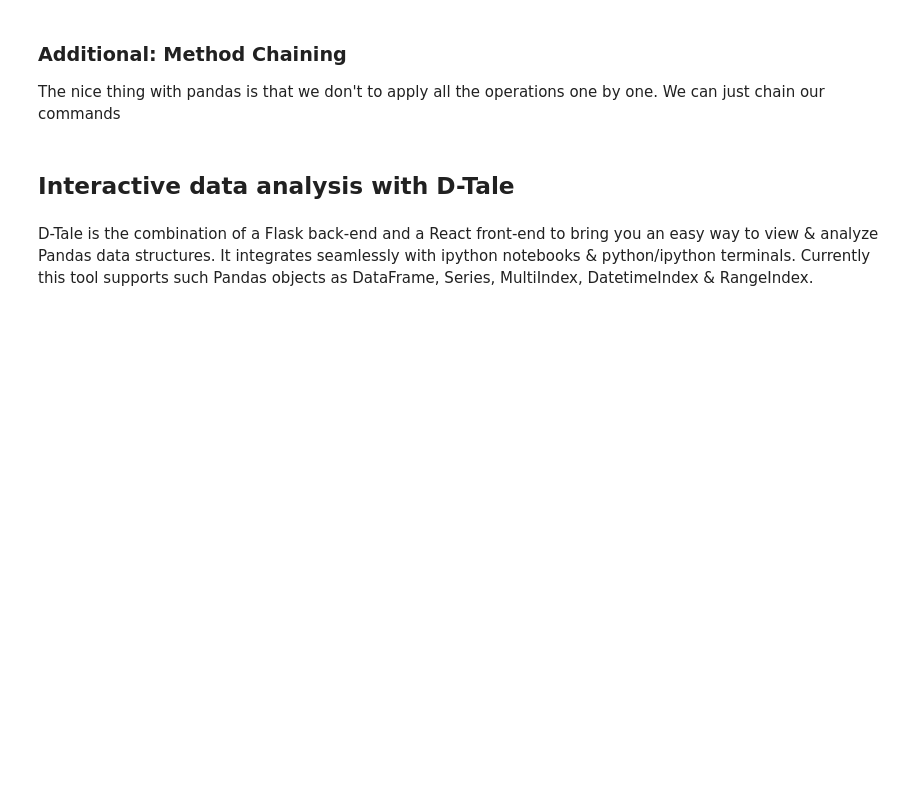
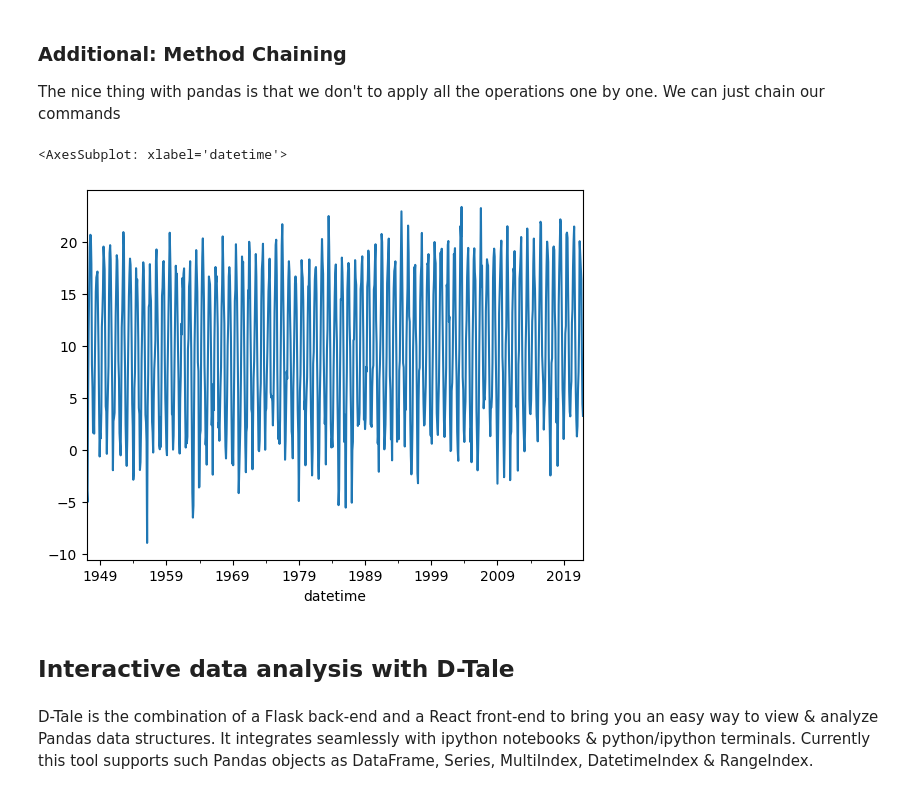
Before and after one commit to Subarno2098/EAGLE-GitHub, a Jupyter notebook: Spatial_Python_2023/02_DataAnalysis.ipynb, the cells around one changed output. Drawn from its saved outputs; the diff is of its cells as text; code cells hidden in the pictures; blank space fills up the shorter version.

```diff
--- a/Spatial_Python_2023/02_DataAnalysis.ipynb
+++ b/Spatial_Python_2023/02_DataAnalysis.ipynb
@@ -442,18 +702,21 @@ The nice thing with pandas is that we don't to apply all the operations one by o
 # %%
 import pandas as pd
 
 new_values = {5705:'Würzburg',282:'Bamberg',1420:'Frankfurt'}
 
-temp = (pd.read_csv('../Data/nonspatial/station_data.csv')
+temp = (pd.read_csv('station_data.csv')
   .replace({"station_id": new_values})
   .query("station_id == 'Würzburg' & parameter == 'temperature_air_mean_200'")
   .assign(datetime=lambda x: pd.to_datetime(x['date']))
   .assign(mean_temp_c=lambda x: x.value - 273.15 )
   .set_index('datetime')
   .groupby(pd.Grouper(freq='M')).mean(numeric_only=True)
  )
 
 temp['mean_temp_c'].plot()
+# %% [output]
+<AxesSubplot: xlabel='datetime'>
+[figure, added]
 # %% [markdown]
 ## Interactive data analysis with D-Tale
 # %% [markdown]
```
Also changed, not shown: parts of 40 cells of this notebook.
